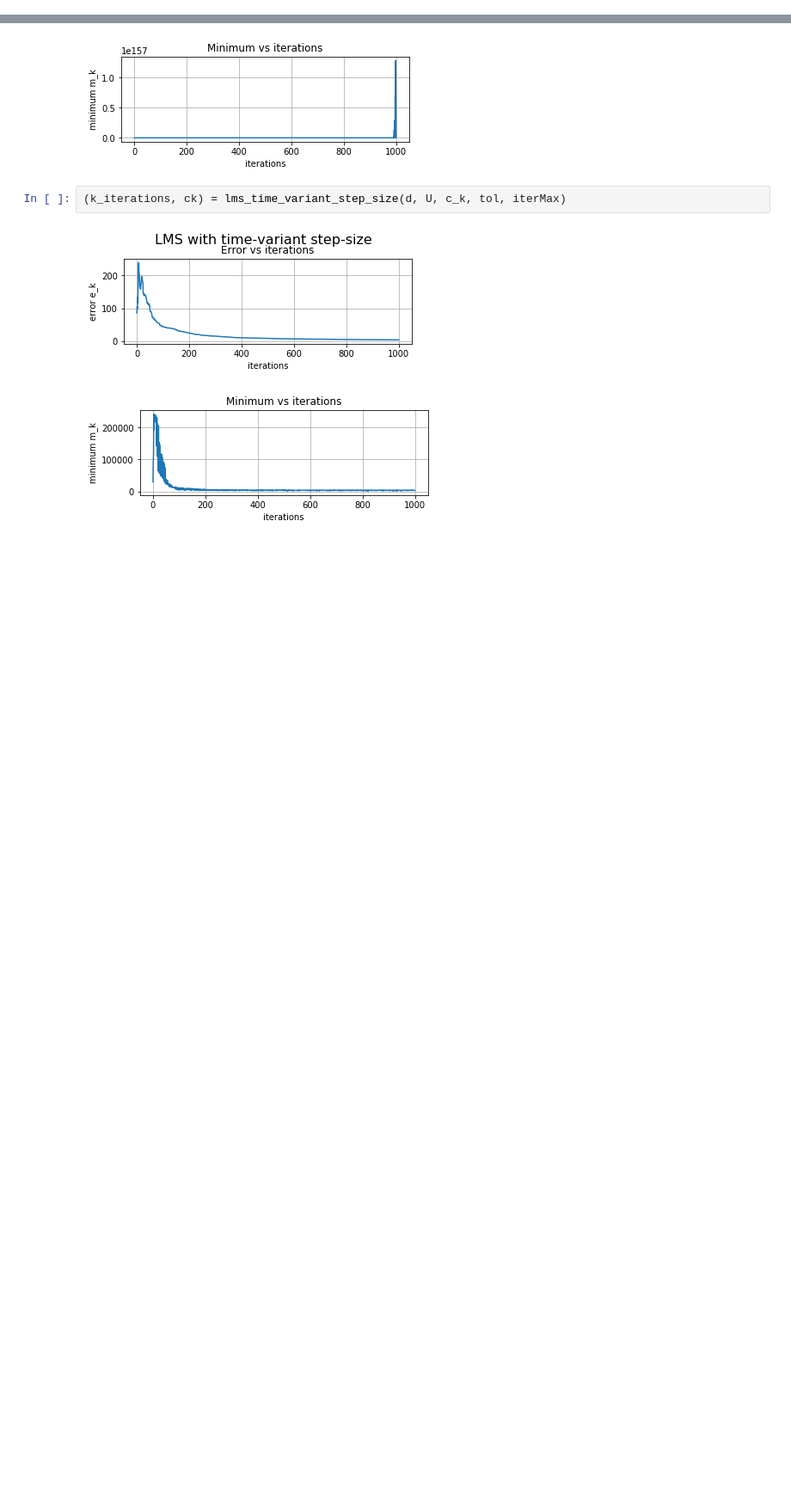
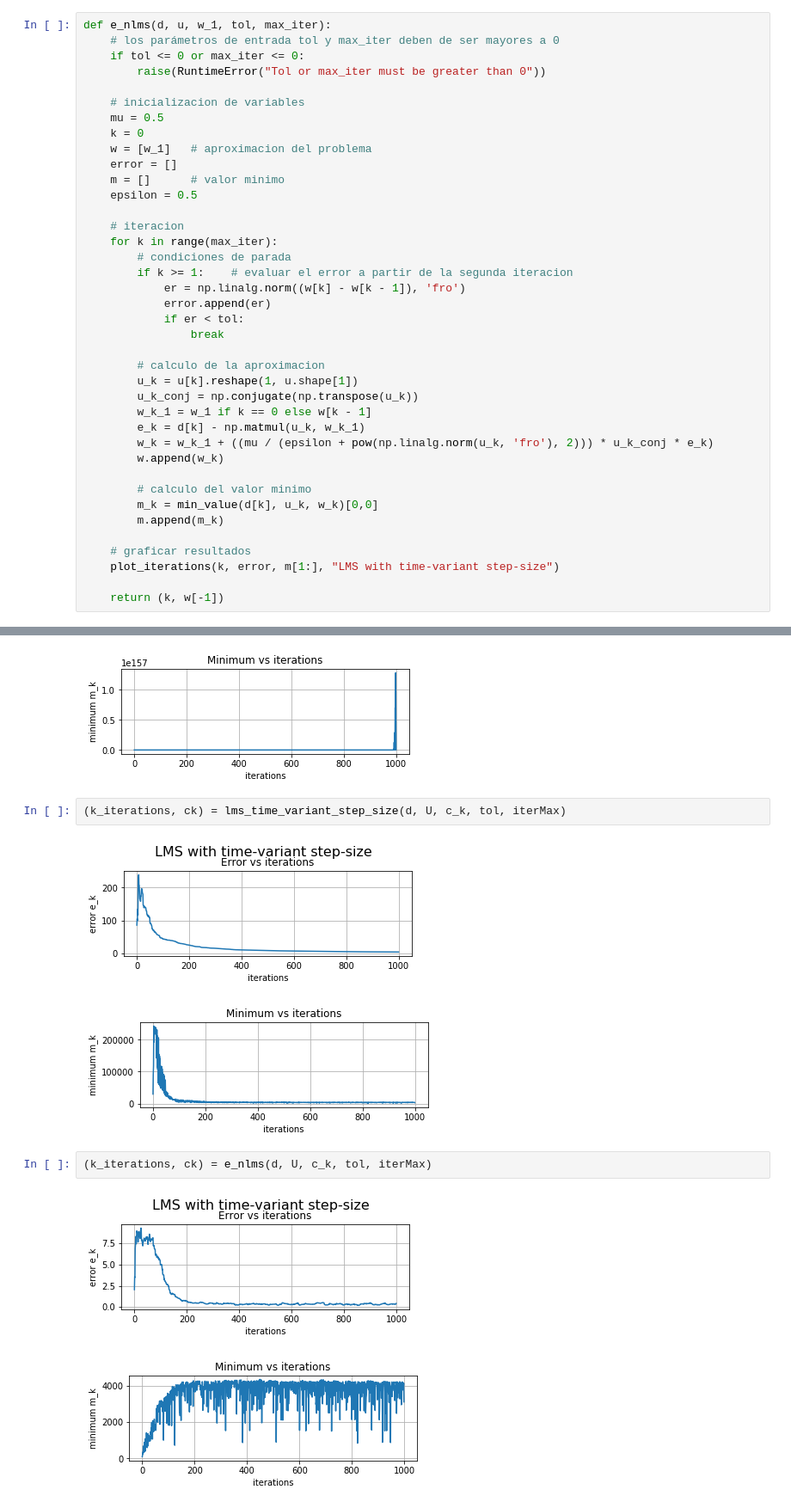
Before and after one commit to jckruz777/Adaptive_Processing, a Jupyter notebook: tarea2/Tarea_02.ipynb, the cells around one changed output, grey strips where cells are left out. Shown at 86% size. Cells and saved outputs as stored; diff of their text form; blank space fills up the shorter version.

```diff
--- a/tarea2/Tarea_02.ipynb
+++ b/tarea2/Tarea_02.ipynb
@@ -153,3 +153,42 @@ def lms_time_variant_step_size(d, u, w_1, tol, max_iter):
     plot_iterations(k, error, m[1:], "LMS with time-variant step-size")
 
     return (k, w[-1])
+# %%
+def e_nlms(d, u, w_1, tol, max_iter):
+    # los parámetros de entrada tol y max_iter deben de ser mayores a 0
+    if tol <= 0 or max_iter <= 0:
+        raise(RuntimeError("Tol or max_iter must be greater than 0"))
+
+    # inicializacion de variables
+    mu = 0.5
+    k = 0
+    w = [w_1]   # aproximacion del problema
+    error = []
+    m = []      # valor minimo
+    epsilon = 0.5
+
+    # iteracion
+    for k in range(max_iter):
+        # condiciones de parada
+        if k >= 1:    # evaluar el error a partir de la segunda iteracion
+            er = np.linalg.norm((w[k] - w[k - 1]), 'fro')
+            error.append(er)
+            if er < tol:
+                break
+
+        # calculo de la aproximacion
+        u_k = u[k].reshape(1, u.shape[1])
+        u_k_conj = np.conjugate(np.transpose(u_k))
+        w_k_1 = w_1 if k == 0 else w[k - 1]
+        e_k = d[k] - np.matmul(u_k, w_k_1)
+        w_k = w_k_1 + ((mu / (epsilon + pow(np.linalg.norm(u_k, 'fro'), 2))) * u_k_conj * e_k)
+        w.append(w_k)
+
+        # calculo del valor minimo
+        m_k = min_value(d[k], u_k, w_k)[0,0]
+        m.append(m_k)
+
+    # graficar resultados
+    plot_iterations(k, error, m[1:], "LMS with time-variant step-size")
+
+    return (k, w[-1])
@@ -219,3 +305,8 @@ c_k: (10, 1)
 # %% [output]
 [figure]
 [figure]
+# %%
+(k_iterations, ck) = e_nlms(d, U, c_k, tol, iterMax)
+# %% [output]
+[figure, added]
+[figure, added]
```
Also changed, not shown: parts of 2 cells of this notebook.
